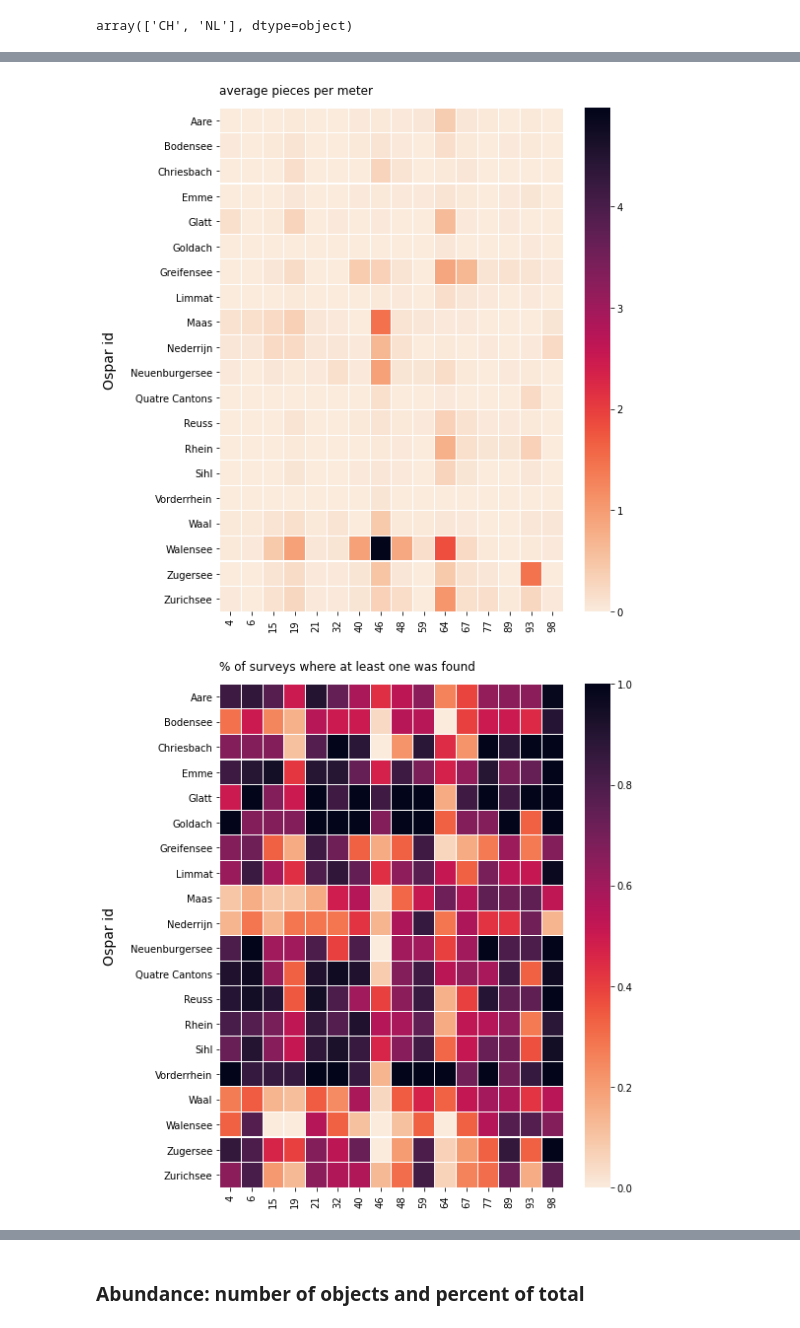
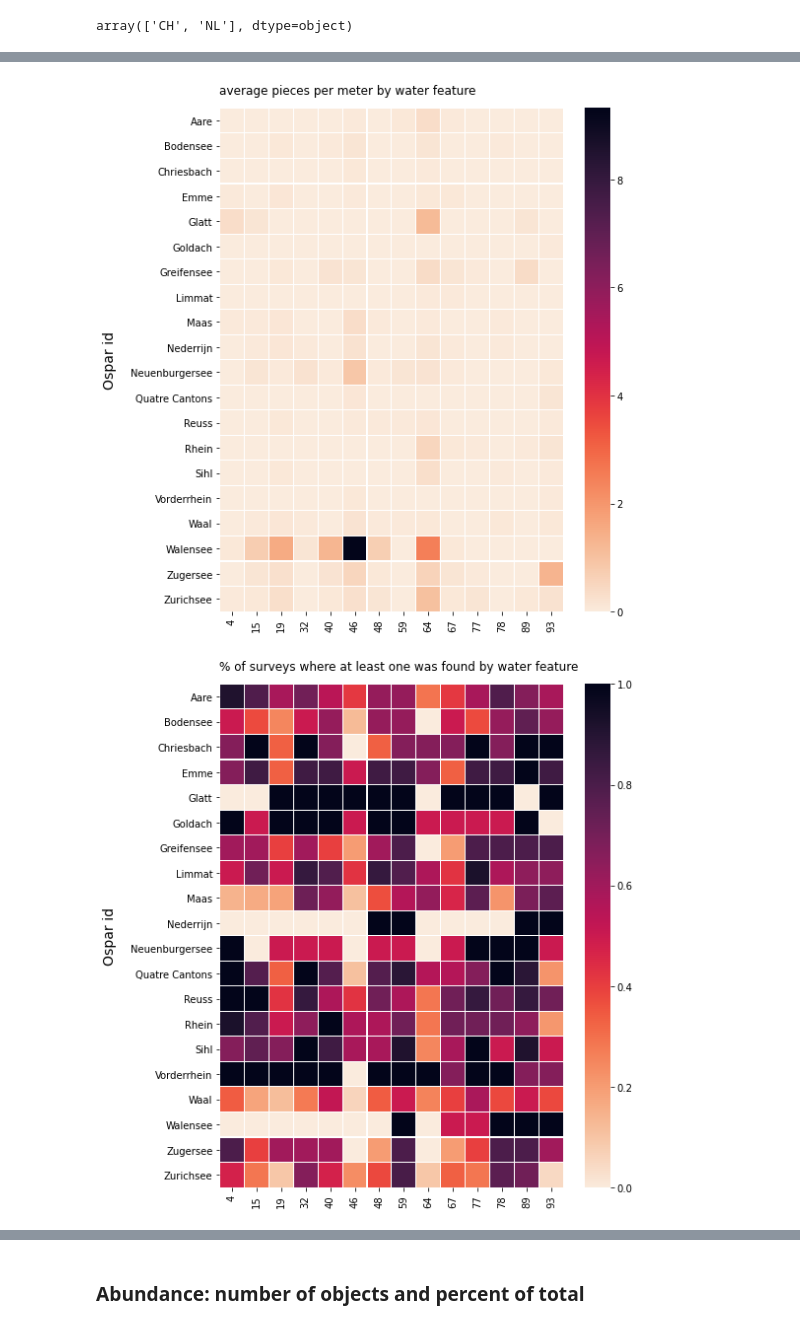
Before and after one commit to hammerdirt-analyst/rhinecode, a Jupyter notebook: use_a_class.ipynb, the cells around one changed output, grey strips where cells are left out. Drawn from its saved outputs; the diff is of its cells as text; code cells hidden in the pictures.

Commit message:
added water type variables

```diff
--- a/use_a_class.ipynb
+++ b/use_a_class.ipynb
@@ -253,6 +258,7 @@ dutch_surveys['region'] ='NL'
 dutch_surveys['water']='r'
 # %%
 surveys_all = pd.concat([swiss_surveys, dutch_surveys])
+surveys_all['month'] = surveys_all.date.dt.month
 # %%
 surveys_all.groupby('region').quantity.sum()
 # %% [output]
@@ -278,13 +284,13 @@ NL    382
 Name: loc_date, dtype: int64
 # %%
 # these are the columns that the class method expects to see:
-these_cols = ['loc_date', 'location', 'water_name','water', 'date', 'region']
+these_cols = ['loc_date', 'location', 'water_name','water', 'date','month', 'region']
 
 a = ac.PreprocessData(surveys_all, dutch_beaches,these_cols=these_cols)
 # %% [output]
 added exp vs
 # %%
-catchment_cols = ['region','water_name','water','loc_date', 'location', 'date']
+catchment_cols = ['region','water_name','water','loc_date', 'location', 'date', 'month']
 
 clas_kwargs = dict(
 #     code_group_data=group_names_locations,
@@ -310,7 +316,13 @@ made code totals
 # tobacco_codes = dfCodes.loc[dfCodes.source == 'Tobacco'].index.to_numpy()
 
 # make a copy of the data to work with
+
+# eliminate the OSPAR code 117, these objects were not counted in Switzerland 2017
 som_data = b.bassin_data[b.bassin_data.code != 117].copy()
+
+# use only the data that was gathered in the following months
+som_data = som_data.loc[som_data.month.isin(months_of_surveys)]
+
 data_num+=1
 # 'tag':kwargs['tag'], 'number':kwargs['figure_num'], 'file':kwargs['file'],'type':kwargs['a_type']
 a_tag = 'data used for all calculations'
@@ -565,7 +579,7 @@ sns.heatmap(data=heat_map_data, cmap='rocket_r', linewidth=.1, ax=axs)
 axs.tick_params(axis='y', labelrotation=0)
 axs.set_ylabel("Ospar id", **ylab_k)
 axs.set_xlabel("")
-axs.set_title("average pieces per meter", **title_k)
+axs.set_title("average pieces per meter by water feature", **title_k)
 labels = axs.get_xticklabels()
 labels = [x.get_text().split('-')[-1] for x in labels]
 axs.set_xticklabels(labels)
@@ -576,29 +590,29 @@ plt.savefig(file_name, dpi=300)
 plt.show()
 plt.close()
 # %% [output]
-[figure, old version]
+[figure, new version]
 # %%
 fig, axs = plt.subplots(figsize=(8,8))
 
 heat_map_data = coi_wt[['water_name', 'code', '% found']].pivot(index='water_name', columns='code')
 
 
 sns.heatmap(data=heat_map_data, cmap='rocket_r',linewidth=.1, ax=axs)
 axs.tick_params(axis='y', labelrotation=0)
 axs.set_ylabel("Ospar id", **ylab_k)
 axs.set_xlabel("")
-axs.set_title("% of surveys where at least one was found", **title_k)
+axs.set_title("% of surveys where at least one was found by water feature", **title_k)
 labels = axs.get_xticklabels()
 labels = [x.get_text().split('-')[-1] for x in labels]
 axs.set_xticklabels(labels)
 
 plt.tight_layout()
 file_name = F"{project_directory}/more_than_one_found_survey.jpg"
 plt.savefig(file_name, dpi=300)
 plt.show()
 plt.close()
 # %% [output]
-[figure, old version]
+[figure, new version]
 # %%
 fig, axs = plt.subplots(figsize=(8,8))
 
```
Also changed, not shown: parts of 11 cells of this notebook, 7 other files.
